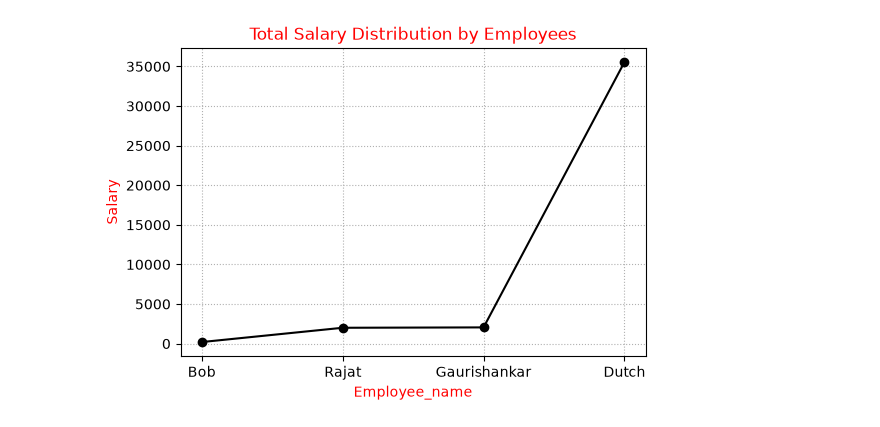
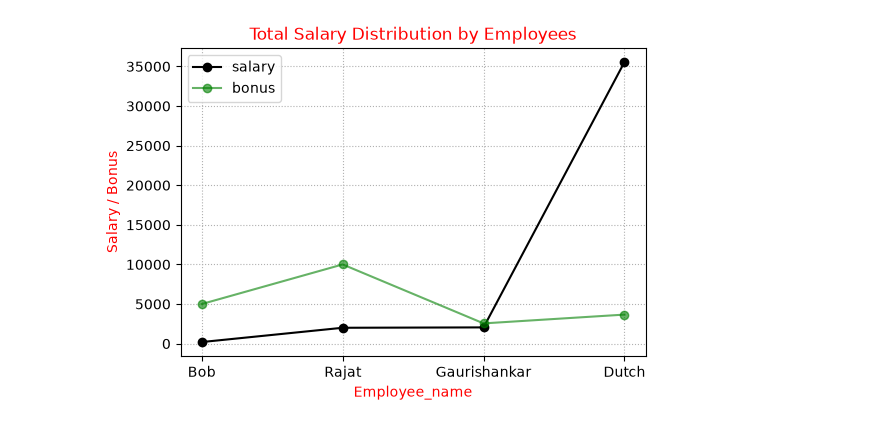
Before and after one commit to BIDUR2062/Data-Science, a Jupyter notebook: visualization.ipynb, the cells around one changed output. Saved outputs shown, nothing was run; the diff lists cells and outputs as text; code cells hidden in the pictures.

```diff
--- a/visualization.ipynb
+++ b/visualization.ipynb
@@ -11,15 +14,21 @@ import matplotlib.pyplot  as plt
 # %%
-employee_name=['Bob','Rajat','Gaurishankar','Dutch']
-salary=[200,2003,2050,35555]
+employee_name = ["Bob", "Rajat", "Gaurishankar", "Dutch"]
+salary = [200, 2003, 2050, 35555]
+bonus = [5000, 10000, 2555, 3666]
 # %%
-#Line Plot
-plt.figure(figsize=(6,4))
-plt.plot(employee_name,salary,marker='o',color='Black',linestyle='solid')
-plt.xlabel('Employee_name',color='red')
-plt.ylabel('Salary',color='Red')
-plt.title('Total Salary Distribution by Employees',color='Red')
-plt.grid(alpha=1,linestyle='dotted')
-#alpha means opacity
+# Line Plot
+plt.figure(figsize=(6, 4))
+plt.plot(
+    employee_name, salary, marker="o", color="Black", linestyle="solid", label="salary"
+)
+plt.plot(employee_name, bonus, color="green", marker="o", label="bonus", alpha=0.6)
+plt.xlabel("Employee_name", color="red")
+plt.ylabel("Salary / Bonus", color="Red")
+plt.title("Total Salary Distribution by Employees", color="Red")
+plt.grid(alpha=1, linestyle="dotted")
+plt.legend()
+plt.savefig("salary_bonus.png")
+# alpha means opacity
 plt.show()
 # %% [output]
-[figure, old version]
+[figure, new version]
```
Also changed, not shown: parts of 16 cells of this notebook, 1 other file.
